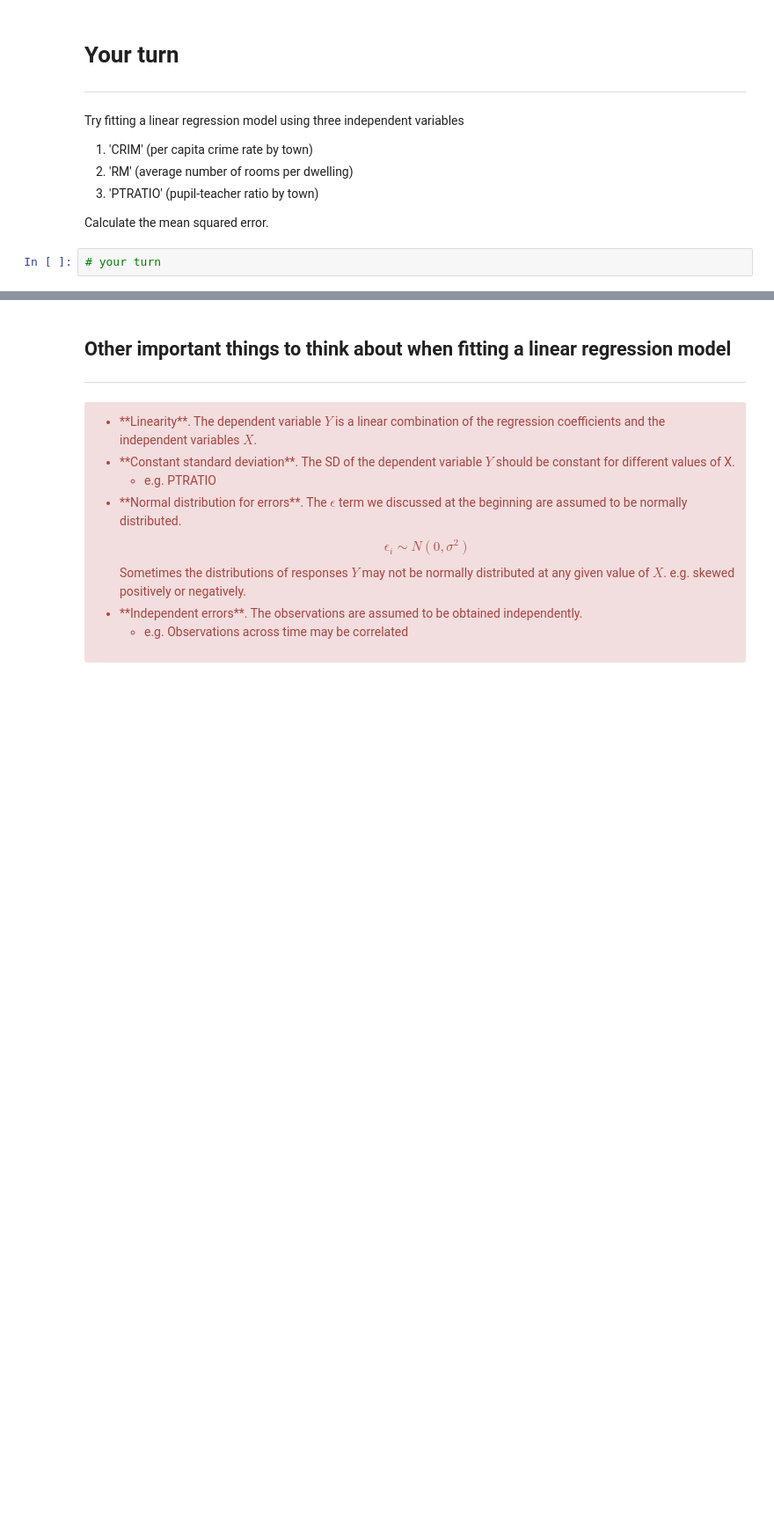
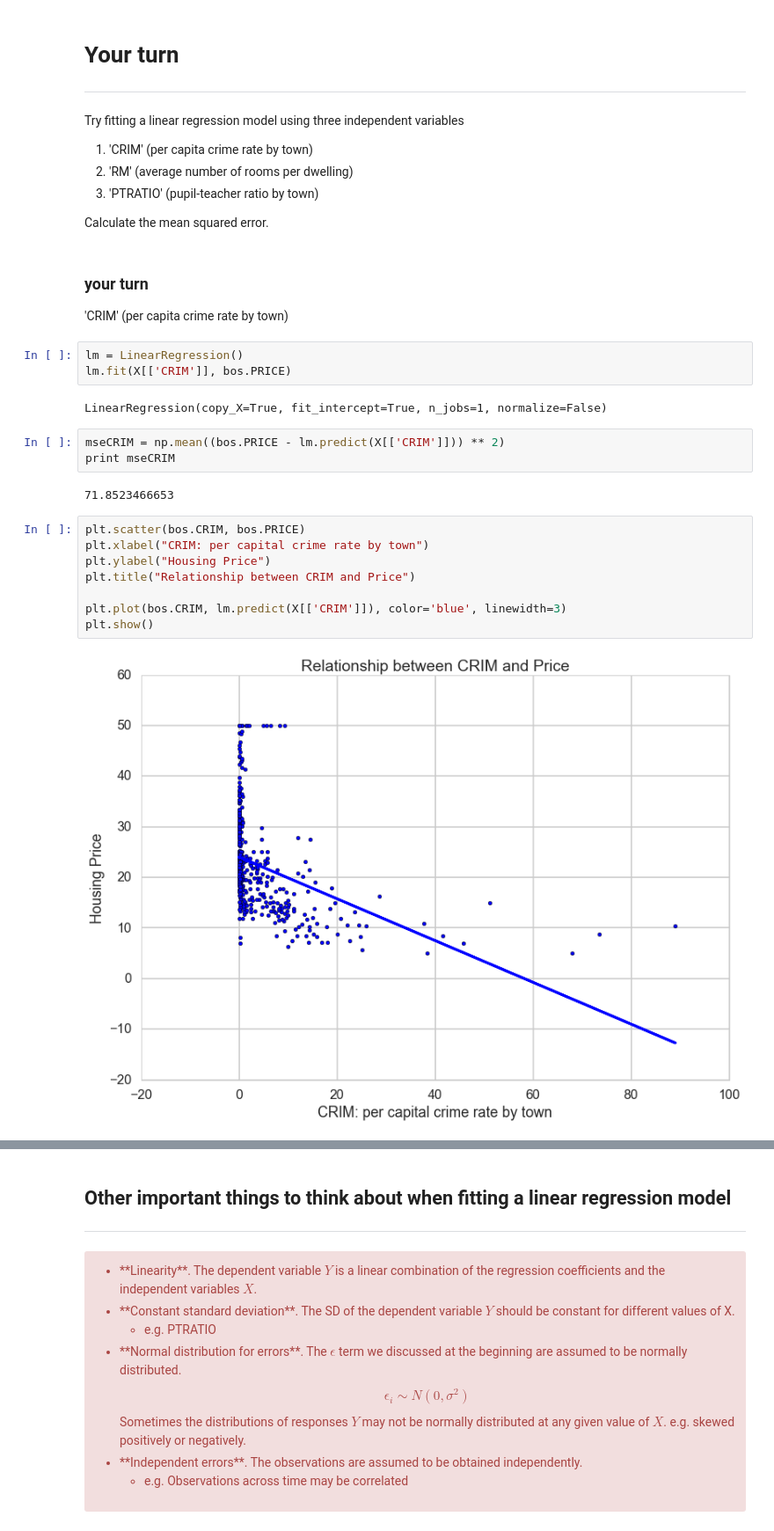
Before and after one commit to wangjiahong666/2015lab4, a Jupyter notebook: Lab4-stats.ipynb, the cells around one changed output, grey strips where cells are left out. Shown at 88% size. Saved outputs shown, nothing was run; the diff lists cells and outputs as text; blank space fills up the shorter version.

Commit message:
regression modify something not working, need to do more

```diff
--- a/Lab4-stats.ipynb
+++ b/Lab4-stats.ipynb
@@ -591,5 +626,26 @@ Try fitting a linear regression model using three independent variables
 3. 'PTRATIO' (pupil-teacher ratio by town)
 
 Calculate the mean squared error.
-# %%
-# your turn
+# %% [markdown]
+### your turn
+'CRIM' (per capita crime rate by town)
+# %%
+lm = LinearRegression()
+lm.fit(X[['CRIM']], bos.PRICE)
+# %% [output]
+LinearRegression(copy_X=True, fit_intercept=True, n_jobs=1, normalize=False)
+# %%
+mseCRIM = np.mean((bos.PRICE - lm.predict(X[['CRIM']])) ** 2)
+print mseCRIM
+# %% [output]
+71.8523466653
+# %%
+plt.scatter(bos.CRIM, bos.PRICE)
+plt.xlabel("CRIM: per capital crime rate by town")
+plt.ylabel("Housing Price")
+plt.title("Relationship between CRIM and Price")
+
+plt.plot(bos.CRIM, lm.predict(X[['CRIM']]), color='blue', linewidth=3)
+plt.show()
+# %% [output]
+[figure, added]
```
Also changed, not shown: parts of 22 cells of this notebook.
